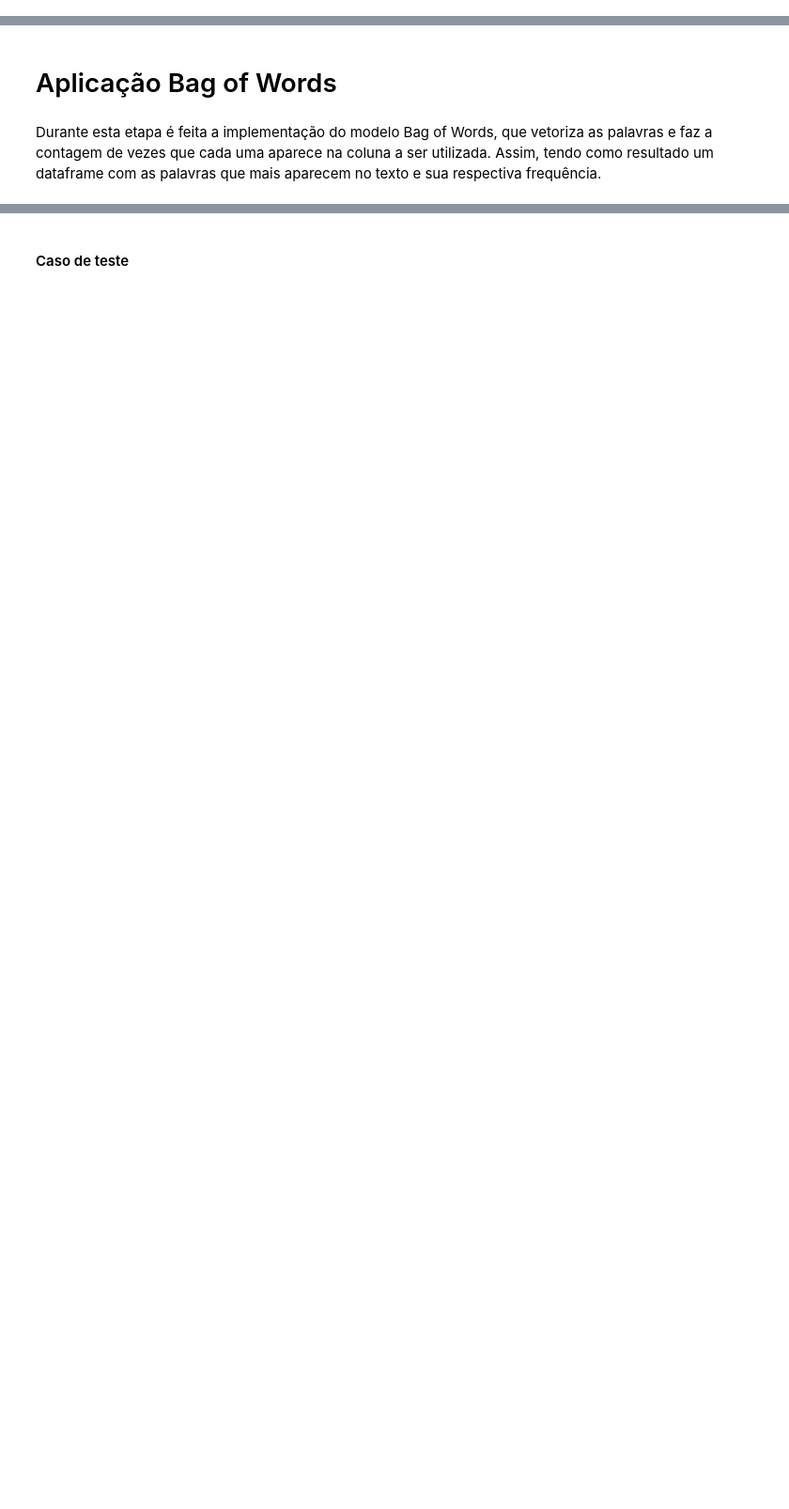
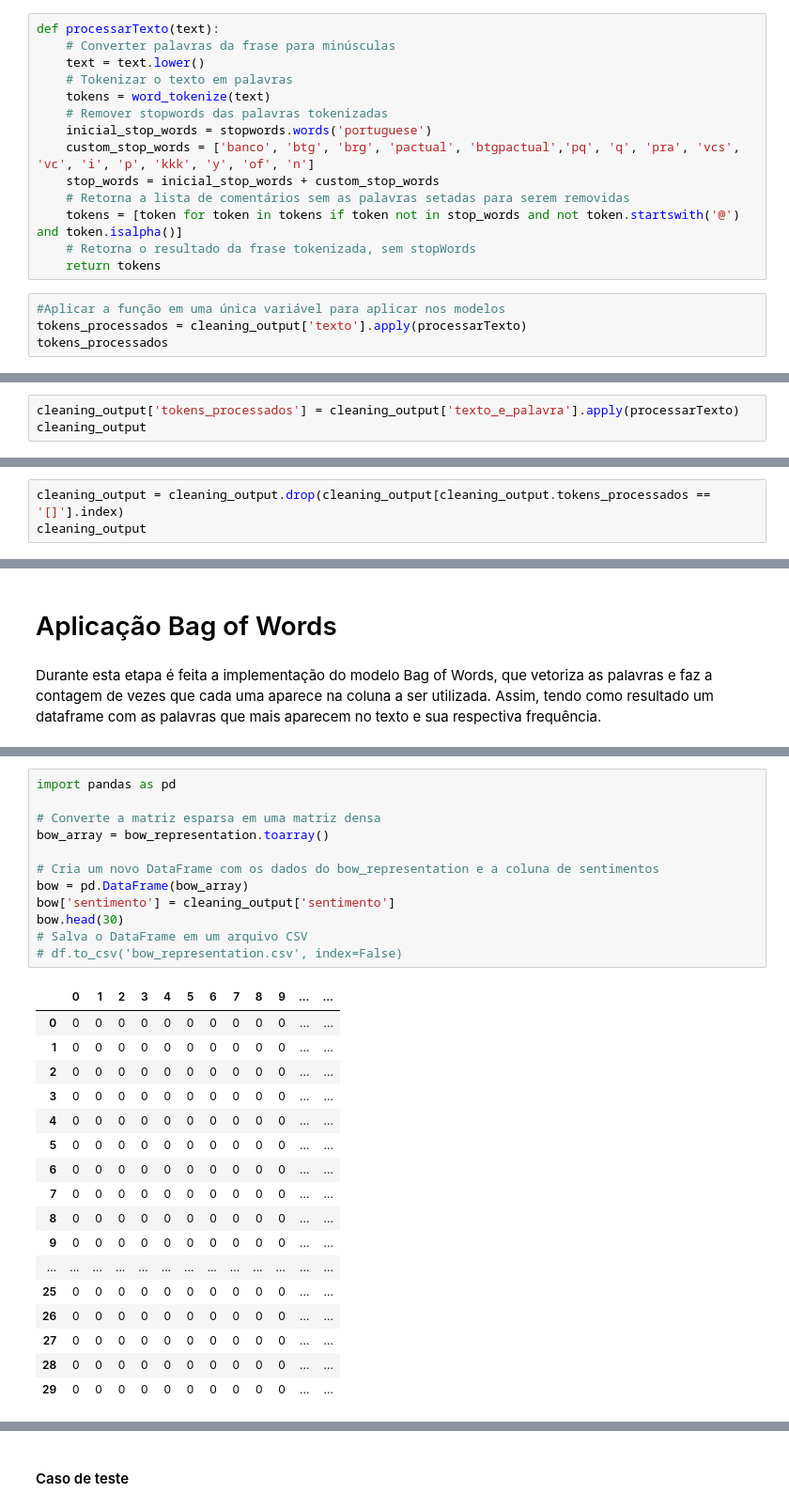
Before and after one commit to 2023M6T4-Inteli/Projeto4, a Jupyter notebook: src/bag_of_words.ipynb, the cells around one changed output, grey strips where cells are left out. Shown at 94% size. Cells and saved outputs as stored; diff of their text form; blank space fills up the shorter version.

```diff
--- a/src/bag_of_words.ipynb
+++ b/src/bag_of_words.ipynb
@@ -91,0 +281,18 @@ pre_processing
+# %%
+def processarTexto(text):
+    # Converter palavras da frase para minúsculas
+    text = text.lower()
+    # Tokenizar o texto em palavras
+    tokens = word_tokenize(text)
+    # Remover stopwords das palavras tokenizadas
+    inicial_stop_words = stopwords.words('portuguese')
+    custom_stop_words = ['banco', 'btg', 'brg', 'pactual', 'btgpactual','pq', 'q', 'pra', 'vcs', 'vc', 'i', 'p', 'kkk', 'y', 'of', 'n']
+    stop_words = inicial_stop_words + custom_stop_words
+    # Retorna a lista de comentários sem as palavras setadas para serem removidas
+    tokens = [token for token in tokens if token not in stop_words and not token.startswith('@') and token.isalpha()]
+    # Retorna o resultado da frase tokenizada, sem stopWords
+    return tokens
+# %%
+#Aplicar a função em uma única variável para aplicar nos modelos
+tokens_processados = cleaning_output['texto'].apply(processarTexto)
+tokens_processados
@@ -91,0 +313,3 @@ pre_processing
+# %%
+cleaning_output['tokens_processados'] = cleaning_output['texto_e_palavra'].apply(processarTexto)
+cleaning_output
@@ -91,0 +331,3 @@ pre_processing
+# %%
+cleaning_output = cleaning_output.drop(cleaning_output[cleaning_output.tokens_processados == '[]'].index)
+cleaning_output
@@ -139,0 +412,30 @@ bow_output
+# %%
+import pandas as pd
+
+# Converte a matriz esparsa em uma matriz densa
+bow_array = bow_representation.toarray()
+
+# Cria um novo DataFrame com os dados do bow_representation e a coluna de sentimentos
+bow = pd.DataFrame(bow_array)
+bow['sentimento'] = cleaning_output['sentimento']
+bow.head(30)
+# Salva o DataFrame em um arquivo CSV
+# df.to_csv('bow_representation.csv', index=False)
+# %% [output]
+|  | 0 | 1 | 2 | 3 | 4 | 5 | 6 | 7 | 8 | 9 | ... | ... |
+| 0 | 0 | 0 | 0 | 0 | 0 | 0 | 0 | 0 | 0 | 0 | ... | ... |
+| 1 | 0 | 0 | 0 | 0 | 0 | 0 | 0 | 0 | 0 | 0 | ... | ... |
+| 2 | 0 | 0 | 0 | 0 | 0 | 0 | 0 | 0 | 0 | 0 | ... | ... |
+| 3 | 0 | 0 | 0 | 0 | 0 | 0 | 0 | 0 | 0 | 0 | ... | ... |
+| 4 | 0 | 0 | 0 | 0 | 0 | 0 | 0 | 0 | 0 | 0 | ... | ... |
+| 5 | 0 | 0 | 0 | 0 | 0 | 0 | 0 | 0 | 0 | 0 | ... | ... |
+| 6 | 0 | 0 | 0 | 0 | 0 | 0 | 0 | 0 | 0 | 0 | ... | ... |
+| 7 | 0 | 0 | 0 | 0 | 0 | 0 | 0 | 0 | 0 | 0 | ... | ... |
+| 8 | 0 | 0 | 0 | 0 | 0 | 0 | 0 | 0 | 0 | 0 | ... | ... |
+| 9 | 0 | 0 | 0 | 0 | 0 | 0 | 0 | 0 | 0 | 0 | ... | ... |
+| ... | ... | ... | ... | ... | ... | ... | ... | ... | ... | ... | ... | ... |
+| 25 | 0 | 0 | 0 | 0 | 0 | 0 | 0 | 0 | 0 | 0 | ... | ... |
+| 26 | 0 | 0 | 0 | 0 | 0 | 0 | 0 | 0 | 0 | 0 | ... | ... |
+| 27 | 0 | 0 | 0 | 0 | 0 | 0 | 0 | 0 | 0 | 0 | ... | ... |
+| 28 | 0 | 0 | 0 | 0 | 0 | 0 | 0 | 0 | 0 | 0 | ... | ... |
+| 29 | 0 | 0 | 0 | 0 | 0 | 0 | 0 | 0 | 0 | 0 | ... | ... |
```
Also changed, not shown: parts of 42 cells of this notebook, 2 other files.
